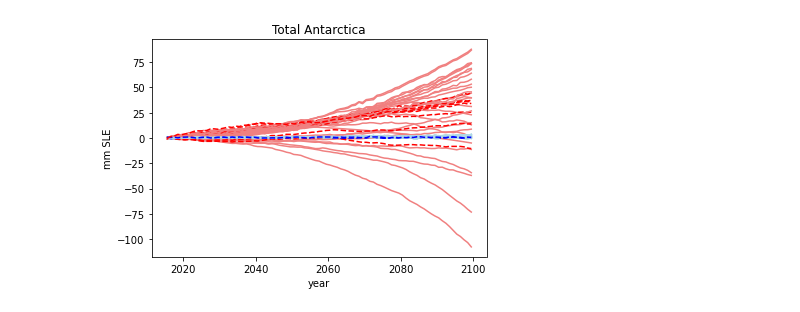
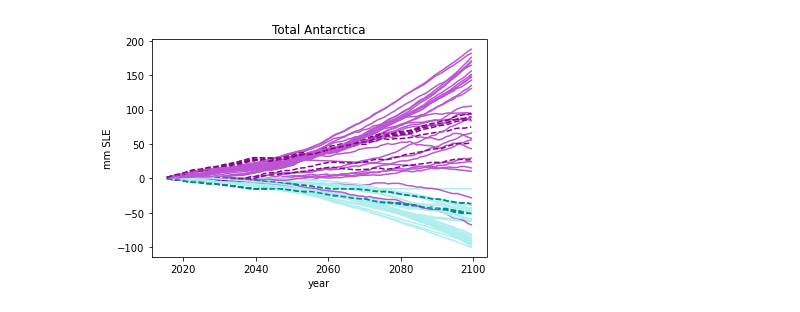
Before and after one commit to cmip6moap/project01, a Jupyter notebook: code/Sammie/Ant_DynamicVsSMB.ipynb, the cells around one changed output. Drawn from its saved outputs; the diff is of its cells as text; code cells hidden in the pictures.

Commit message:
Fixed plots to show SL as a rate

```diff
--- a/code/Sammie/Ant_DynamicVsSMB.ipynb
+++ b/code/Sammie/Ant_DynamicVsSMB.ipynb
@@ -31,6 +33,10 @@ temp_585_2050=[]
 temp_585_2100=[]
 temp_126_2050=[]
 temp_126_2100=[]
+smb_585_rate=[]
+dyn_585_rate=[]
+smb_126_rate=[]
+dyn_126_rate=[]
 
 #Average temps by experiment number
 exp_avg_temp_2050=[0.949585,0.796631,1.46893,1.04221,0.971954,0.949585,0.796631,1.46893,1.04221,0.971954]
@@ -44,54 +50,110 @@ for model in ('AWI_PISM1','JPL1_ISSM','LSCE_GRISLI','NCAR_CISM', 'UCIJPL_ISSM'):
             if smb_file.is_file():
                 ds=nc.Dataset(smb_file)
                 time=ds['time'][:85]
-                smb_all=(ds['smb'][:85]*.000031536)/361
-                smb_585.append(smb_all)
+                smb_rate=-(ds['smb'][:85]*.000031536)/361#If SMB is -ve thats a +ve SLR contribution
+                smb_585_rate.append(smb_rate)
+                smb_cum=np.zeros(len(smb_rate))
+                smb_cum[0]=smb_rate[0]
+                for i in range(len(smb_rate)-1):
+                    smb_cum[i+1]=smb_cum[i]+smb_rate[i+1]
+                smb_585.append(smb_cum)
+
 
                 #import dynamic
                 fp='project01_main/data/raw_data/GRL_paper_data/AIS/Ice/'
                 ds=nc.Dataset(fp+'computed_limnsw_minus_ctrl_proj_AIS_'+model+'_expB'+str(exp)+'.nc')
-                dyn_all=(ds['limnsw_total_antarctica'][:85]/361)-smb_all
-                dyn_585.append(dyn_all)
+                dyn_cum=(ds['limnsw_total_antarctica'][:85]/361)-smb_cum
+                dyn_585.append(dyn_cum)
+                dyn_rate=np.zeros(len(dyn_cum))
+                dyn_rate[0]=dyn_cum[0]
+                for i in range(len(dyn_rate)-1):
+                    dyn_rate[i+1]=dyn_cum[i+1]-dyn_cum[i]
+                dyn_585_rate.append(dyn_rate)
 
                 temp_585_2050.append(exp_avg_temp_2050[exp-1])
                 temp_585_2100.append(exp_avg_temp_2100[exp-1])
+                plt.plot(time,smb_cum,color='paleturquoise')
+                plt.plot(time,dyn_cum,color='mediumorchid')
 
-                plt.plot(time,smb_all,'lightblue')
-                plt.plot(time,dyn_all,'lightcoral')
+
 
 
         for exp in (2,7):
             #import SMB files
             fp='SMB_ISMIP6/'
             smb_file=Path(fp+'computed_smb_minus_ctrl_proj_AIS_'+model+'_expB'+str(exp)+'.nc')
 
             if smb_file.is_file():
                 ds=nc.Dataset(smb_file)
                 time=ds['time'][:85]
-                smb_all=(ds['smb'][:85]*.000031536)/361
-                smb_126.append(smb_all)
+                smb_rate=-(ds['smb'][:85]*.000031536)/361
+                smb_126_rate.append(smb_rate)
+                smb_cum=np.zeros(len(smb_rate))
+                smb_cum[0]=smb_rate[0]
+                for i in range(len(smb_rate)-1):
+                    smb_cum[i+1]=smb_cum[i]+smb_rate[i+1]
+                smb_126.append(smb_cum)
+
+
 
                 #import dynamic
                 fp='project01_main/data/raw_data/GRL_paper_data/AIS/Ice/'
                 ds=nc.Dataset(fp+'computed_limnsw_minus_ctrl_proj_AIS_'+model+'_expB'+str(exp)+'.nc')
-                dyn_all=(ds['limnsw_total_antarctica'][:85]/361)-smb_all
-                dyn_126.append(dyn_all)
+                dyn_cum=(ds['limnsw_total_antarctica'][:85]/361)-smb_cum
+                dyn_126.append(dyn_cum)
+                dyn_rate=np.zeros(len(dyn_cum))
+                dyn_rate[0]=dyn_cum[0]
+                for i in range(len(dyn_rate)-1):
+                    dyn_rate[i+1]=dyn_cum[i+1]-dyn_cum[i]
+                dyn_126_rate.append(dyn_rate)
 
                 temp_126_2050.append(exp_avg_temp_2050[exp-1])
                 temp_126_2100.append(exp_avg_temp_2100[exp-1])
-                #ssp_scenario.append(126)
+                plt.plot(time,smb_cum,'--',color='darkcyan')
+                plt.plot(time,dyn_cum,'--',color='darkmagenta')
 
-                plt.plot(time,smb_all,'b--')
-                plt.plot(time,dyn_all,'r--')
-
-
-#plt.plot(time,np.average(smb_585, axis=0),'k')
-#plt.plot(time,np.average(dyn_585, axis=0),'k')
-#plt.plot(time,np.average(smb_126, axis=0),'k--')
-#plt.plot(time,np.average(dyn_126, axis=0),'k--')
 plt.title('Total Antarctica')
 plt.ylabel('mm SLE')
 plt.xlabel('year')
+plt.savefig('Whole_AA_timeseries.jpg')
 plt.show()
+
+#Average rate of change for 2050 and for 2100 vs Temperature
+
+smb_585_mean_2050=[]
+smb_585_mean_2100=[]
+smb_126_mean_2050=[]
+smb_126_mean_2100=[]
+dyn_585_mean_2050=[]
+dyn_585_mean_2100=[]
+dyn_126_mean_2050=[]
+dyn_126_mean_2100=[]
+
+for i in range (len(smb_585)):
+    smb_585_mean_2050.append(np.average(smb_585_rate[i][:35]))
+    smb_585_mean_2100.append(np.average(smb_585_rate[i][35:]))
+    dyn_585_mean_2050.append(np.average(dyn_585_rate[i][:35]))
+    dyn_585_mean_2100.append(np.average(dyn_585_rate[i][35:]))
+for i in range (len(smb_126)):
+    smb_126_mean_2050.append(np.average(smb_126_rate[i][:35]))
+    smb_126_mean_2100.append(np.average(smb_126_rate[i][35:]))
+    dyn_126_mean_2050.append(np.average(dyn_126_rate[i][:35]))
+    dyn_126_mean_2100.append(np.average(dyn_126_rate[i][35:]))
+
+
+plt.plot(temp_585_2050,smb_585_mean_2050,'o',color='darkcyan', label='smb 585')
+plt.plot(temp_585_2100,smb_585_mean_2100,'x',color='darkcyan')
+plt.plot(temp_585_2050,dyn_585_mean_2050,'o',color='darkmagenta', label='dyn 585')
+plt.plot(temp_585_2100,dyn_585_mean_2100,'x',color='darkmagenta')
+plt.plot(temp_126_2050,smb_126_mean_2050,'o',color='paleturquoise', label='smb 126')
+plt.plot(temp_126_2100,smb_126_mean_2100,'x',color='paleturquoise')
+plt.plot(temp_126_2050,dyn_126_mean_2050,'o',color='mediumorchid', label='dyn 126')
+plt.plot(temp_126_2100,dyn_126_mean_2100,'x',color='mediumorchid')
+plt.ylabel('mm SLE/yr')
+plt.xlabel('Global Mean T')
+plt.savefig('SLRvT_AllAa.jpg')
+plt.legend(loc='upper left', shadow=True, fontsize='large')
+
+plt.show()
 # %% [output]
-[figure, old version]
+[figure, new version]
```
Also changed, not shown: parts of 9 cells of this notebook.
